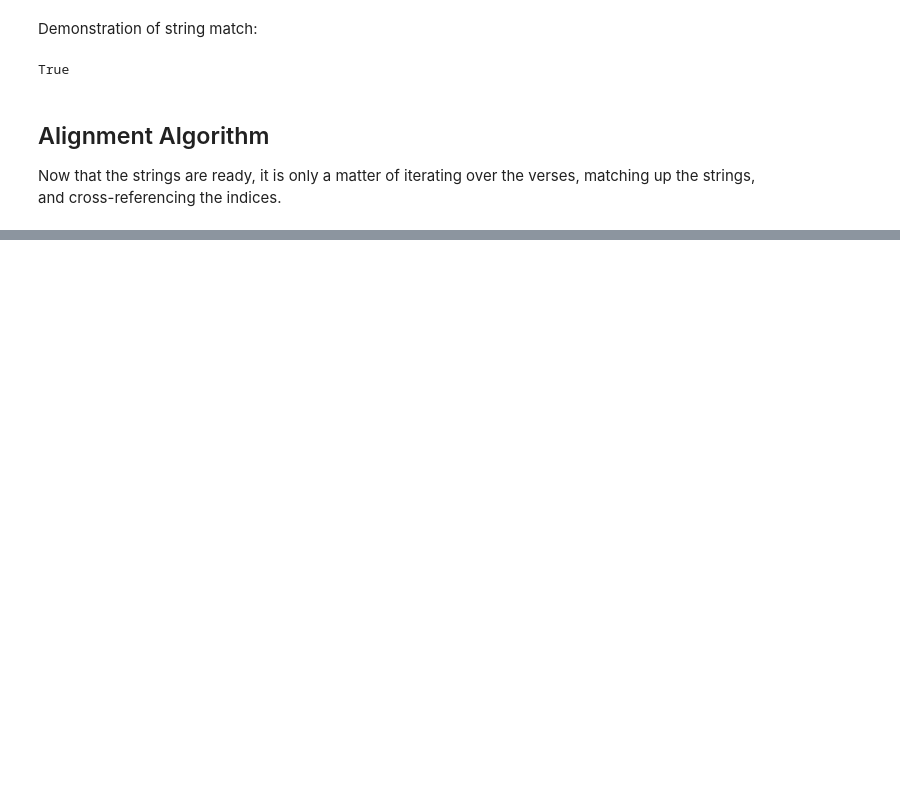
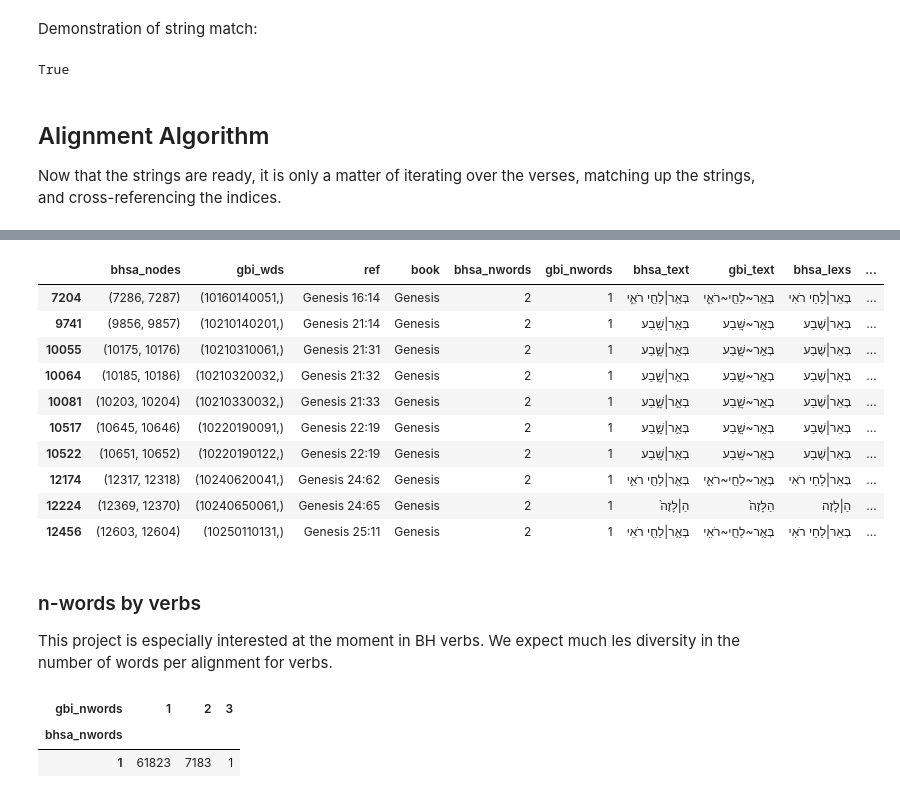
Before and after one commit to CambridgeSemiticsLab/Gesenius_data, a Jupyter notebook: data/GBI_alignment_wrangling.ipynb, the cells around one changed output, grey strips where cells are left out. Saved outputs shown, nothing was run; the diff lists cells and outputs as text; code cells hidden in the pictures; blank space fills up the shorter version.

```diff
--- a/data/GBI_alignment_wrangling.ipynb
+++ b/data/GBI_alignment_wrangling.ipynb
@@ -816,0 +963,35 @@ gbi_word_alts
+# %%
+align_df[(align_df.bhsa_nwords == 2) & (align_df.gbi_nwords == 1)].head(10)
+# %% [output]
+|  | bhsa_nodes | gbi_wds | ref | book | bhsa_nwords | gbi_nwords | bhsa_text | gbi_text | bhsa_lexs | ... |
+| 7204 | (7286, 7287) | (10160140051,) | Genesis 16:14 | Genesis | 2 | 1 | בְּאֵ֥ר|לַחַ֖י רֹאִ֑י | בְּאֵ֥ר~לַחַ֖י~רֹאִ֑י | בְּאֵר|לַחַי רֹאִי | ... |
+| 9741 | (9856, 9857) | (10210140201,) | Genesis 21:14 | Genesis | 2 | 1 | בְּאֵ֥ר|שָֽׁבַע | בְּאֵ֥ר~שָֽׁבַע | בְּאֵר|שֶׁבַע | ... |
+| 10055 | (10175, 10176) | (10210310061,) | Genesis 21:31 | Genesis | 2 | 1 | בְּאֵ֣ר|שָׁ֑בַע | בְּאֵ֣ר~שָׁ֑בַע | בְּאֵר|שֶׁבַע | ... |
+| 10064 | (10185, 10186) | (10210320032,) | Genesis 21:32 | Genesis | 2 | 1 | בְאֵ֣ר|שָׁ֑בַע | בְאֵ֣ר~שָׁ֑בַע | בְּאֵר|שֶׁבַע | ... |
+| 10081 | (10203, 10204) | (10210330032,) | Genesis 21:33 | Genesis | 2 | 1 | בְאֵ֣ר|שָׁ֑בַע | בְאֵ֣ר~שָׁ֑בַע | בְּאֵר|שֶׁבַע | ... |
+| 10517 | (10645, 10646) | (10220190091,) | Genesis 22:19 | Genesis | 2 | 1 | בְּאֵ֣ר|שָׁ֑בַע | בְּאֵ֣ר~שָׁ֑בַע | בְּאֵר|שֶׁבַע | ... |
+| 10522 | (10651, 10652) | (10220190122,) | Genesis 22:19 | Genesis | 2 | 1 | בְאֵ֥ר|שָֽׁבַע | בְאֵ֥ר~שָֽׁבַע | בְּאֵר|שֶׁבַע | ... |
+| 12174 | (12317, 12318) | (10240620041,) | Genesis 24:62 | Genesis | 2 | 1 | בְּאֵ֥ר|לַחַ֖י רֹאִ֑י | בְּאֵ֥ר~לַחַ֖י~רֹאִ֑י | בְּאֵר|לַחַי רֹאִי | ... |
+| 12224 | (12369, 12370) | (10240650061,) | Genesis 24:65 | Genesis | 2 | 1 | הַ|לָּזֶה֙ | הַלָּזֶה֙ | הַ|לָזֶה | ... |
+| 12456 | (12603, 12604) | (10250110131,) | Genesis 25:11 | Genesis | 2 | 1 | בְּאֵ֥ר|לַחַ֖י רֹאִֽי | בְּאֵ֥ר~לַחַ֖י~רֹאִֽי | בְּאֵר|לַחַי רֹאִי | ... |
+# %% [markdown]
+### n-words by verbs
+
+This project is especially interested at the moment in BH verbs. We expect much
+les diversity in the number of words per alignment for verbs.
+# %%
+verb_df = align_df[align_df.bhsa_pos == 'verb']
+
+nword_verbs = pd.pivot_table(
+    verb_df,
+    index='bhsa_nwords',
+    columns='gbi_nwords',
+    aggfunc='size',
+    fill_value=0,
+)
+
+nword_verbs
+# %% [output]
+| gbi_nwords | 1 | 2 | 3 |
+| bhsa_nwords |  |  |  |
+| 1 | 61823 | 7183 | 1 |
```
Also changed, not shown: parts of 20 cells of this notebook.
